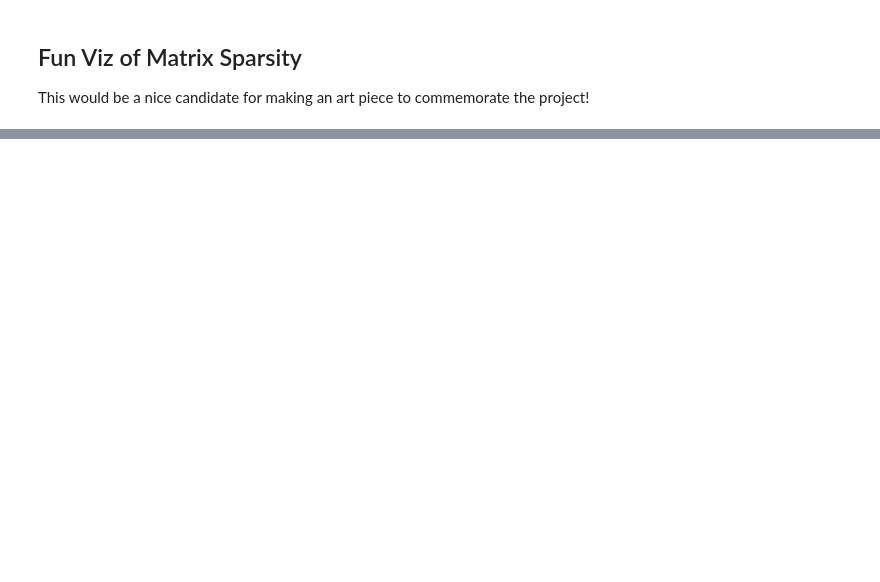
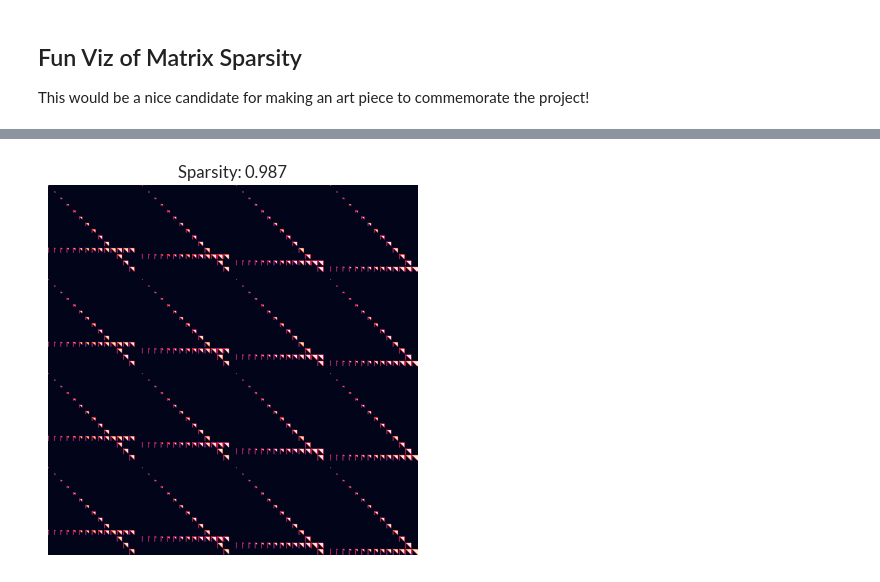
Before and after one commit to hexie1995/HyperGraph, a Jupyter notebook: code/analytic-intersections.ipynb, the cells around one changed output, grey strips where cells are left out. Drawn from its saved outputs; the diff is of its cells as text; code cells hidden in the pictures; blank space fills up the shorter version.

```diff
--- a/code/analytic-intersections.ipynb
+++ b/code/analytic-intersections.ipynb
@@ -224,0 +222,28 @@ plt.gca().axis("off")
+# %%
+k_max_ = 15
+pars = {
+    "eta"   : 0.6,
+    "beta"  : np.zeros(k_max_),
+    "gamma" : np.zeros(k_max_)
+}
+
+pars["beta"][0:7] = 1/7
+pars["gamma"][0:7] = 1/7
+
+eta, beta, gamma = pars["eta"], pars["beta"], pars["gamma"]
+
+MC = m.MatrixConstructor(k_max_, pars)
+M = MC.matrix_of_linear_map()
+# M = np.log(M[k_max_*(k_max_+1):,k_max_*(k_max_+1):])
+M = M[k_max_*(k_max_+1):,k_max_*(k_max_+1):]
+# plt.imshow(M, interpolation="none", cmap = "twilight")
+# plt.gca().axis("off")
+
+
+# M, T = approximation(k_max_, pars)
+# %%
+plt.imshow(M[(150*k_max_):, (150*k_max_):] > 0, vmin = 0, vmax = 1)
+plt.gca().axis("off")
+t = plt.gca().set(title = f"Sparsity: {(M == 0).mean():.3f}")
+# %% [output]
+[figure, added]
```
Also changed, not shown: parts of 5 cells of this notebook, 2 other files.
